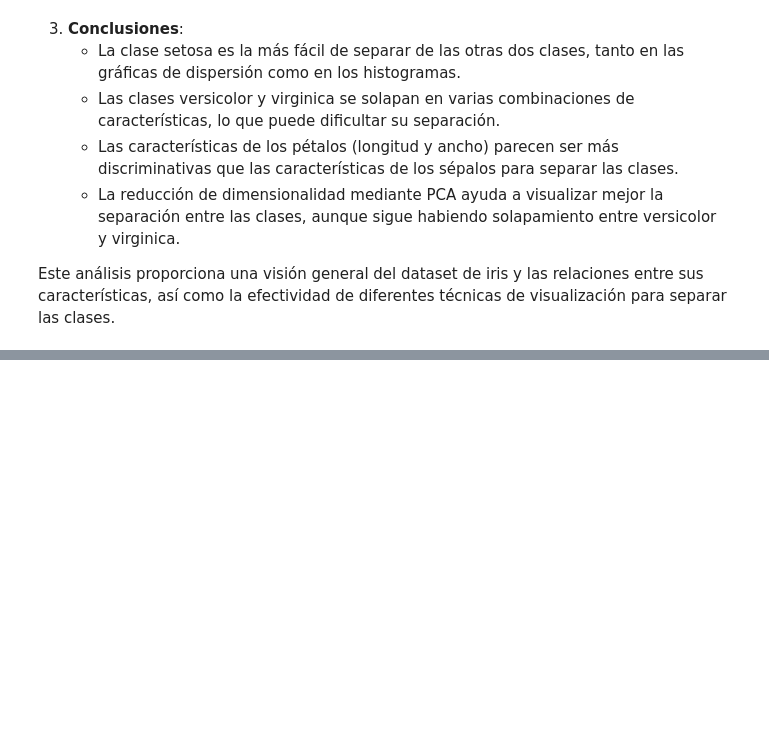
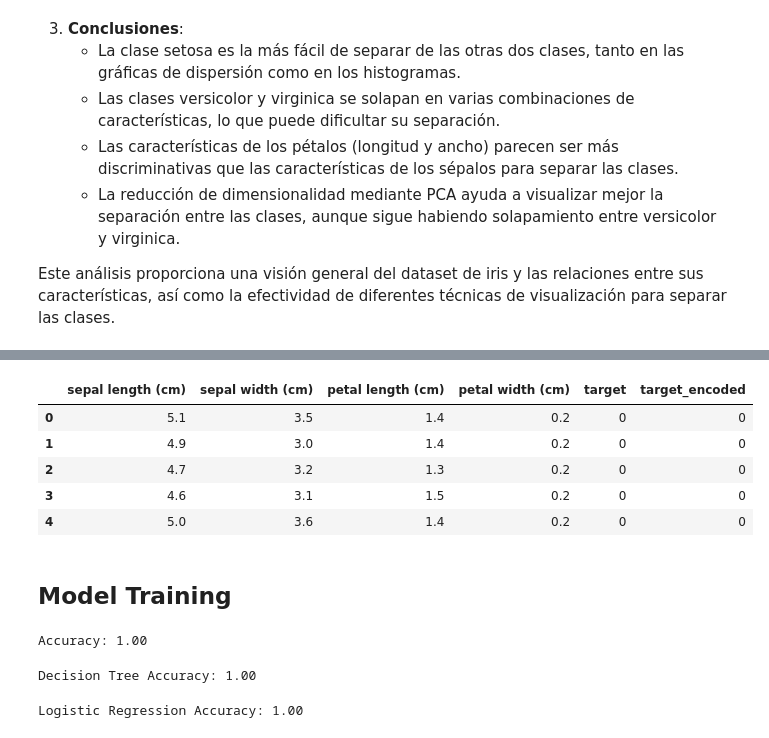
Before and after one commit to JuanDaGue/iris-api, a Jupyter notebook: models/notebooks/01_data_exploration.ipynb, the cells around one changed output, grey strips where cells are left out. Drawn from its saved outputs; the diff is of its cells as text; code cells hidden in the pictures; blank space fills up the shorter version.

```diff
--- a/models/notebooks/01_data_exploration.ipynb
+++ b/models/notebooks/01_data_exploration.ipynb
@@ -168,0 +251,70 @@ Este análisis proporciona una visión general del dataset de iris y las relacio
+# %%
+from sklearn.preprocessing import LabelEncoder
+le = LabelEncoder()
+# %%
+# Fit and transform the target labels
+iris_df['target_encoded'] = le.fit_transform(iris_df['target'])
+
+# Display the first few rows of the DataFrame to verify the encoding
+iris_df.head()
+# %% [output]
+|  | sepal length (cm) | sepal width (cm) | petal length (cm) | petal width (cm) | target | target_encoded |
+| 0 | 5.1 | 3.5 | 1.4 | 0.2 | 0 | 0 |
+| 1 | 4.9 | 3.0 | 1.4 | 0.2 | 0 | 0 |
+| 2 | 4.7 | 3.2 | 1.3 | 0.2 | 0 | 0 |
+| 3 | 4.6 | 3.1 | 1.5 | 0.2 | 0 | 0 |
+| 4 | 5.0 | 3.6 | 1.4 | 0.2 | 0 | 0 |
+# %% [markdown]
+## Model Training
+# %%
+from sklearn.model_selection import train_test_split
+from sklearn.neighbors import KNeighborsClassifier
+from sklearn.metrics import accuracy_score
+
+# Dividir el conjunto de datos en conjuntos de entrenamiento y prueba
+X = iris_df.drop(columns=['target', 'target_encoded'])
+y = iris_df['target_encoded']
+X_train, X_test, y_train, y_test = train_test_split(X, y, test_size=0.2, random_state=42)
+
+# Crear y entrenar el modelo KNN
+knn = KNeighborsClassifier(n_neighbors=3)
+knn.fit(X_train, y_train)
+
+# Predecir las etiquetas del conjunto de prueba
+y_pred = knn.predict(X_test)
+
+# Calcular la precisión del modelo
+accuracy = accuracy_score(y_test, y_pred)
+print(f'Accuracy: {accuracy:.2f}')
+# %% [output]
+Accuracy: 1.00
+# %%
+from sklearn.tree import DecisionTreeClassifier
+
+# Create and train the Decision Tree model
+dtree = DecisionTreeClassifier(random_state=42)
+dtree.fit(X_train, y_train)
+
+# Predict the labels of the test set
+y_pred_dtree = dtree.predict(X_test)
+
+# Calculate the accuracy of the model
+accuracy_dtree = accuracy_score(y_test, y_pred_dtree)
+print(f'Decision Tree Accuracy: {accuracy_dtree:.2f}')
+# %% [output]
+Decision Tree Accuracy: 1.00
+# %%
+from sklearn.linear_model import LogisticRegression
+
+# Create and train the Logistic Regression model
+log_reg = LogisticRegression(max_iter=200, random_state=42)
+log_reg.fit(X_train, y_train)
+
+# Predict the labels of the test set
+y_pred_log_reg = log_reg.predict(X_test)
+
+# Calculate the accuracy of the model
+accuracy_log_reg = accuracy_score(y_test, y_pred_log_reg)
+print(f'Logistic Regression Accuracy: {accuracy_log_reg:.2f}')
+# %% [output]
+Logistic Regression Accuracy: 1.00
```
Also changed, not shown: parts of 14 cells of this notebook, 6 other files.
